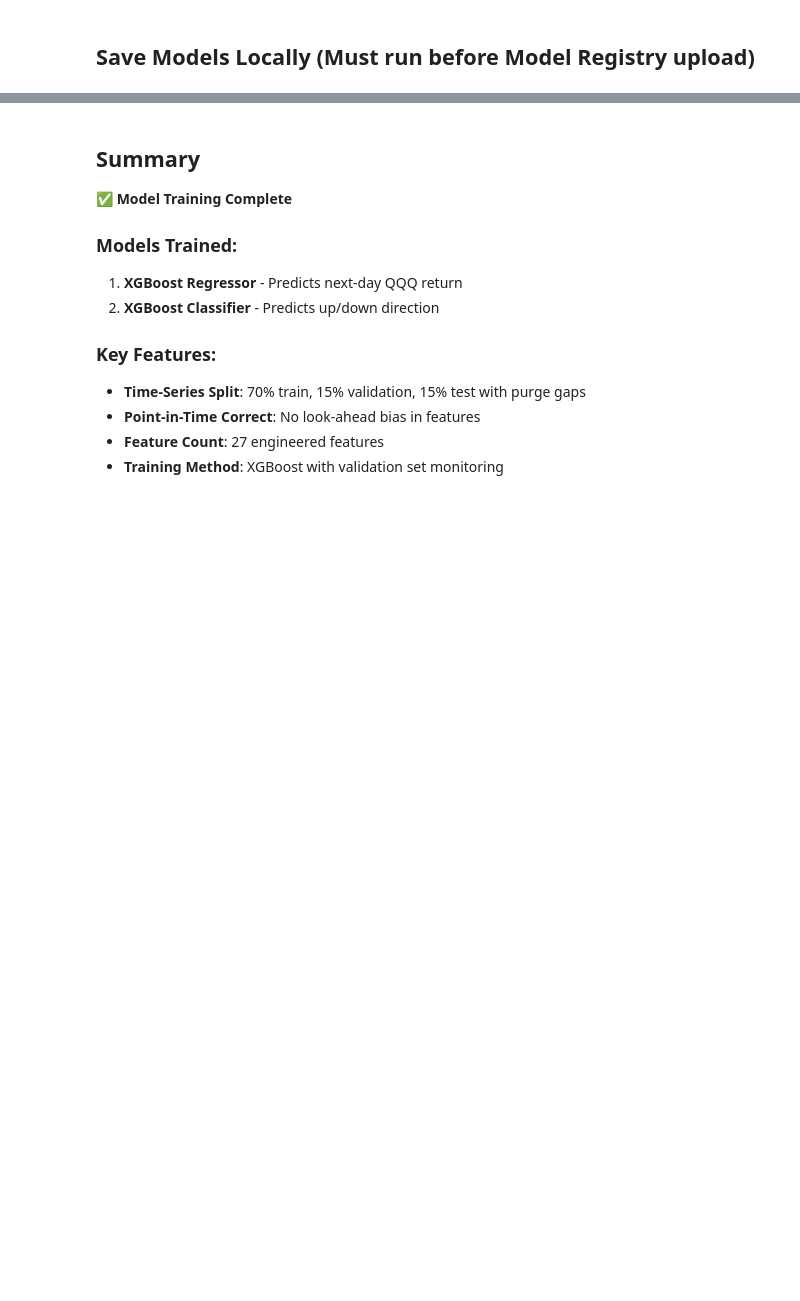
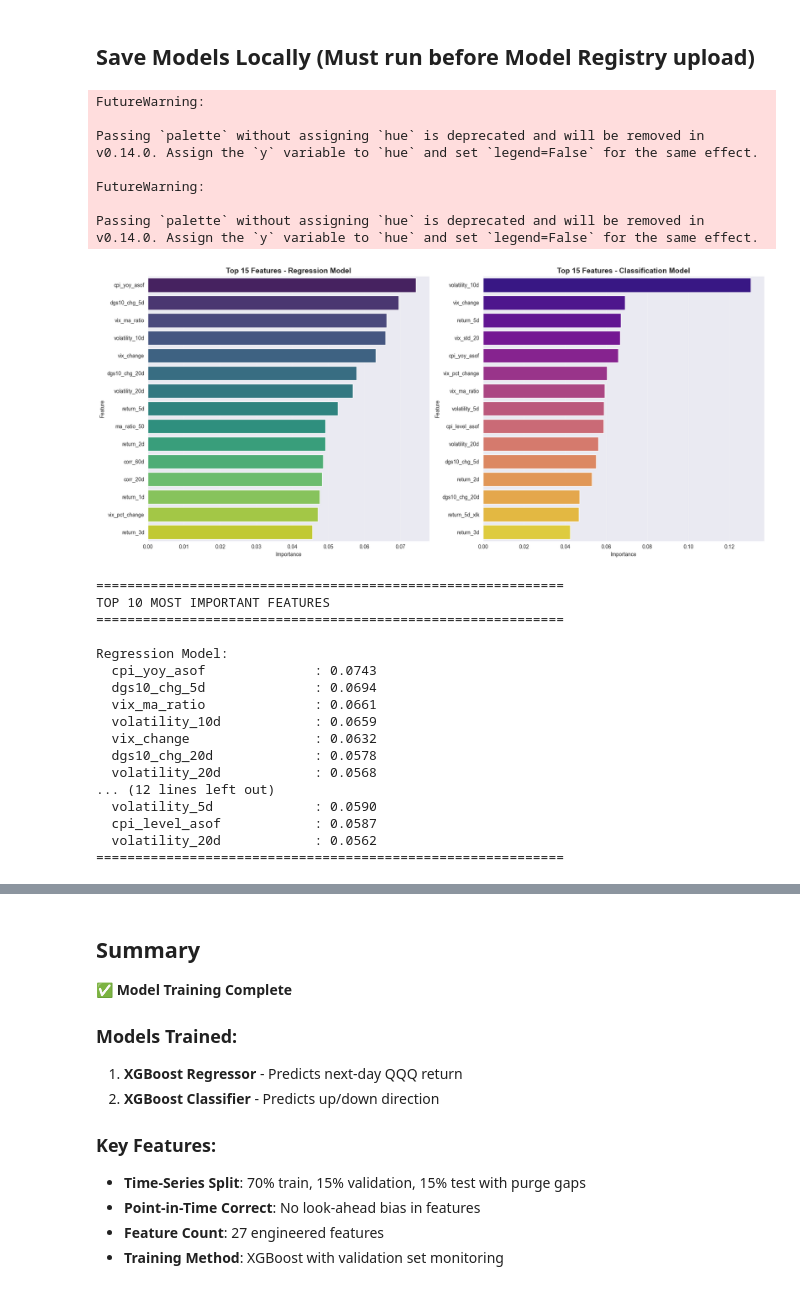
Before and after one commit to Zedel17/ProjectsScalable, a Jupyter notebook: notebooks/7_training.ipynb, the cells around one changed output, grey strips where cells are left out. Drawn from its saved outputs; the diff is of its cells as text; code cells hidden in the pictures; blank space fills up the shorter version.

Commit message:
training e config.yaml updated

```diff
--- a/notebooks/7_training.ipynb
+++ b/notebooks/7_training.ipynb
@@ -145,6 +181,14 @@ X_test = test_df[feature_cols]
 y_test_return = test_df['target_return']
 y_test_direction = test_df['target_direction']
 
+#PER TOGLIERE SENTIMENT
+# Nella cella dove prepari X_train, X_val, X_test
+cols_to_drop = ['sentiment_mean', 'sentiment_std', 'article_count']
+# Usa errors='ignore' così se non le trova non si blocca
+X_train = X_train.drop(columns=cols_to_drop, errors='ignore')
+X_val = X_val.drop(columns=cols_to_drop, errors='ignore')
+X_test = X_test.drop(columns=cols_to_drop, errors='ignore')
+
 print(f"\n✓ Data prepared:")
 print(f"  Train: X={X_train.shape}, y_return={y_train_return.shape}, y_direction={y_train_direction.shape}")
 print(f"  Val:   X={X_val.shape}, y_return={y_val_return.shape}, y_direction={y_val_direction.shape}")
@@ -296,15 +406,27 @@ xgb_classifier = xgb.XGBClassifier(
     random_state=config['model']['xgboost']['classification']['random_state'],
     objective='binary:logistic',
     tree_method='hist',  # Faster training
-    eval_metric='logloss'  # Moved here from fit()
+    eval_metric='logloss',  # Moved here from fit()
+    early_stopping_rounds=50
 )
 
 # Train with validation set monitoring
+
 xgb_classifier.fit(
     X_train, y_train_direction,
     eval_set=[(X_train, y_train_direction), (X_val, y_val_direction)],
     verbose=20
 )
+
+"""
+xgb_classifier.fit(
+    X_train, y_train_direction,
+    eval_set=[(X_val, y_val_direction)],   # SOLO validation
+    #eval_metric="auc",
+
+    verbose=20
+)"""
+
 
 print("\n✓ Classification model trained!")
 
@@ -475,13 +643,21 @@ print("\n✓ Local save complete")
 # %% [markdown]
 ## Save Models Locally (Must run before Model Registry upload)
 # %%
+import pandas as pd
+import matplotlib.pyplot as plt
+import seaborn as sns
+
+# Usiamo X_train.columns per garantire che i nomi delle feature
+# corrispondano esattamente a quelle viste dai modelli
+current_features = X_train.columns.tolist()
+
 # Analyze feature importance from both models
 fig, axes = plt.subplots(1, 2, figsize=(18, 8))
 
-# Regression model feature importance
+# --- REGRESSION MODEL FEATURE IMPORTANCE ---
 ax = axes[0]
 feature_importance_reg = pd.DataFrame({
-    'feature': feature_cols,
+    'feature': current_features,
     'importance': xgb_regressor.feature_importances_
 }).sort_values('importance', ascending=False)
 
@@ -498,36 +674,64 @@ ax.set_xlabel('Importance')
 ax.set_ylabel('Feature')
 ax.grid(True, alpha=0.3, axis='x')
 
-# Classification model feature importance
+# --- CLASSIFICATION MODEL FEATURE IMPORTANCE ---
 ax = axes[1]
 feature_importance_cls = pd.DataFrame({
-    'feature': feature_cols,
+    'feature': current_features,
     'importance': xgb_classifier.feature_importances_
 }).sort_values('importance', ascending=False)
 
 sns.barplot(
     data=feature_importance_cls.head(top_n),
     y='feature',
     x='importance',
     ax=ax,
     palette='plasma'
 )
 ax.set_title(f'Top {top_n} Features - Classification Model', fontsize=14, fontweight='bold')
 ax.set_xlabel('Importance')
 ax.set_ylabel('Feature')
 ax.grid(True, alpha=0.3, axis='x')
 
 plt.tight_layout()
 plt.show()
 
+# --- PRINT SUMMARY ---
 print("\n" + "="*60)
 print("TOP 10 MOST IMPORTANT FEATURES")
 print("="*60)
+
 print("\nRegression Model:")
-for i, row in feature_importance_reg.head(10).iterrows():
+for _, row in feature_importance_reg.head(10).iterrows():
     print(f"  {row['feature']:25s} : {row['importance']:.4f}")
 
 print("\nClassification Model:")
-for i, row in feature_importance_cls.head(10).iterrows():
+for _, row in feature_importance_cls.head(10).iterrows():
     print(f"  {row['feature']:25s} : {row['importance']:.4f}")
 print("="*60)
+# %% [output]
+FutureWarning:
+
+Passing `palette` without assigning `hue` is deprecated and will be removed in v0.14.0. Assign the `y` variable to `hue` and set `legend=False` for the same effect.
+
+FutureWarning:
+
+Passing `palette` without assigning `hue` is deprecated and will be removed in v0.14.0. Assign the `y` variable to `hue` and set `legend=False` for the same effect.
+[figure, added]
+============================================================
+TOP 10 MOST IMPORTANT FEATURES
+============================================================
+
+Regression Model:
+  cpi_yoy_asof              : 0.0743
+  dgs10_chg_5d              : 0.0694
+  vix_ma_ratio              : 0.0661
+  volatility_10d            : 0.0659
+  vix_change                : 0.0632
+  dgs10_chg_20d             : 0.0578
+  volatility_20d            : 0.0568
+... (12 lines left out)
+  volatility_5d             : 0.0590
+  cpi_level_asof            : 0.0587
+  volatility_20d            : 0.0562
+============================================================
```
Also changed, not shown: parts of 16 cells of this notebook, 4 other files.
